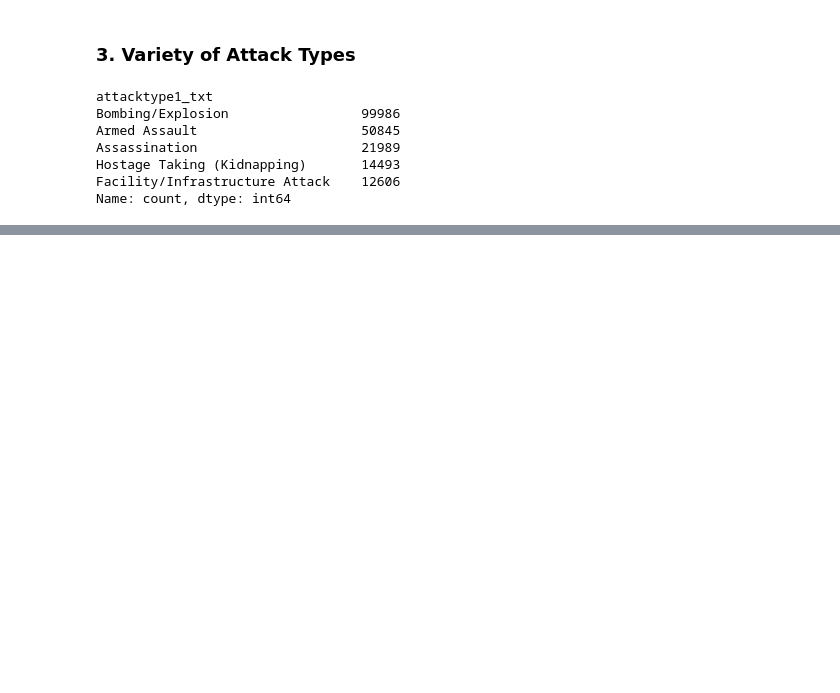
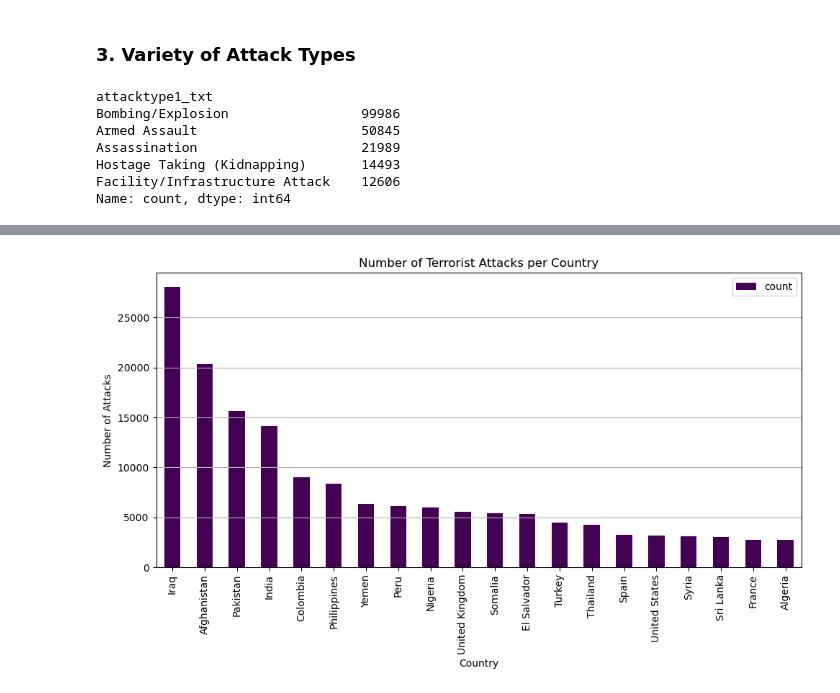
Before and after one commit to SunnyShehzad01/Global-Terrorism-Analytics, a Jupyter notebook: gtd-analysis.ipynb, the cells around one changed output, grey strips where cells are left out. Cells and saved outputs as stored; diff of their text form; code cells hidden in the pictures; blank space fills up the shorter version.

```diff
--- a/gtd-analysis.ipynb
+++ b/gtd-analysis.ipynb
@@ -160,0 +180,12 @@ plt.show()
+# %%
+plt.figure(figsize=(10, 6))
+attacks_by_country.head(20).plot(kind='bar', colormap='viridis')
+plt.title('Number of Terrorist Attacks per Country')
+plt.xlabel('Country')
+plt.ylabel('Number of Attacks')
+plt.grid(axis='y')
+plt.tight_layout()
+plt.legend()
+plt.show()
+# %% [output]
+[figure, added]
```
Also changed, not shown: parts of 33 cells of this notebook.
